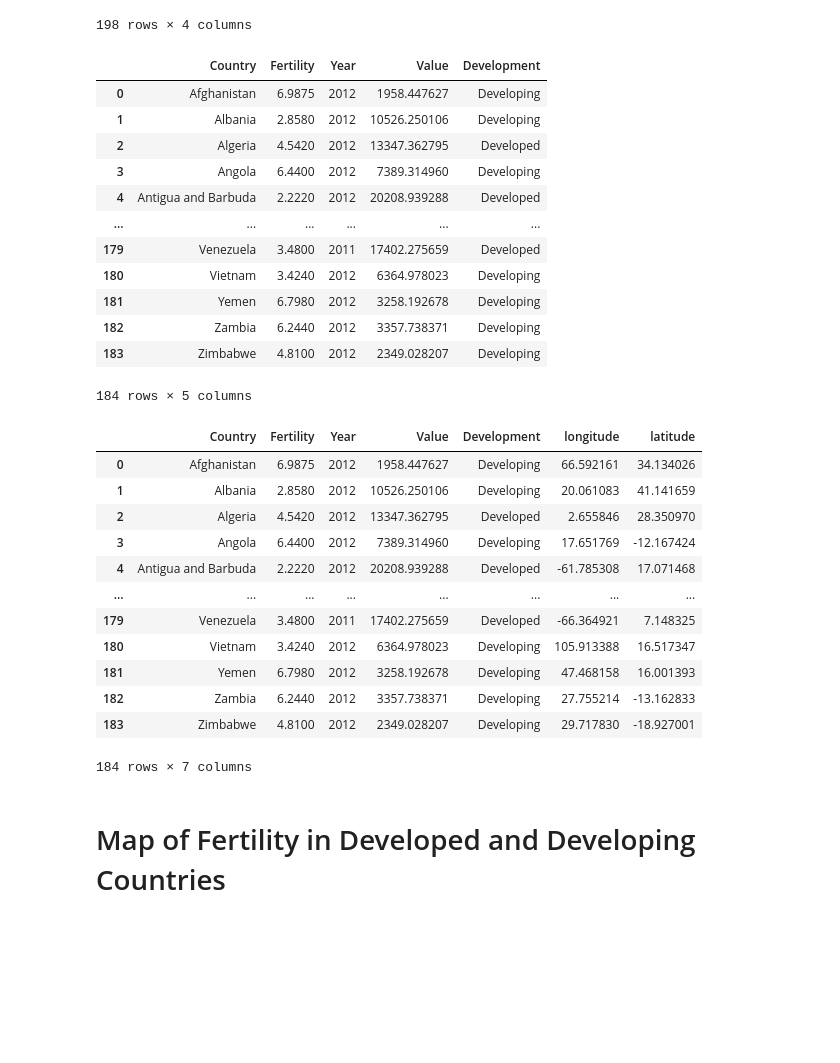
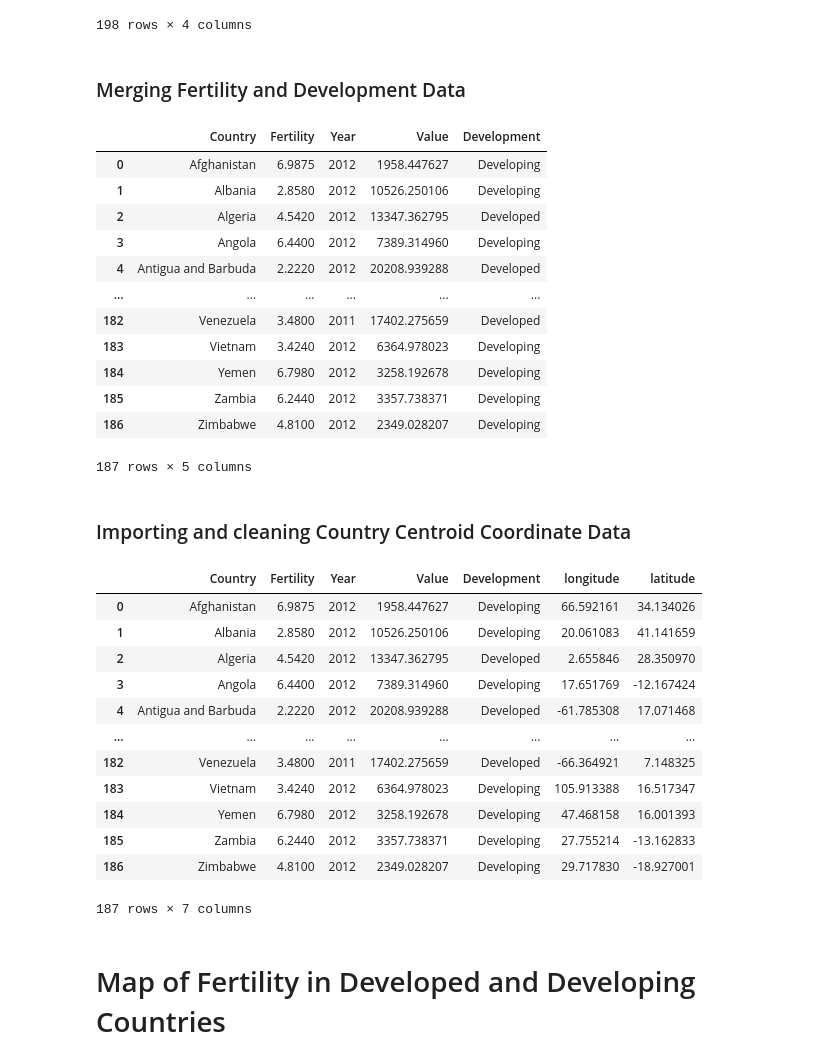
Before and after one commit to AidanDavid/development_vs_fertility, a Jupyter notebook: main.ipynb, the cells around one changed output. Saved outputs shown, nothing was run; the diff lists cells and outputs as text; code cells hidden in the pictures; blank space fills up the shorter version.

```diff
--- a/main.ipynb
+++ b/main.ipynb
@@ -9,7 +13,7 @@
 import pandas as pd
 
 # Read in data
-fertility_df = pd.read_excel('data/dev_fertility.xlsx')
+fertility_df = pd.read_excel('data/fertility.xlsx')
 
 # Clean up data
 fertility_df = fertility_df.iloc[1:]
@@ -136,6 +142,8 @@ gdp_pc_df
 | 196 | Djibouti | 2013 | 3730.366512 | Developing |
 | 197 | Somalia | 2013 | 824.816133 | Developing |
 198 rows × 4 columns
+# %% [markdown]
+### Merging Fertility and Development Data
 # %%
 # Get average fertility in each country
 fertility_df['Total fertility'] = pd.to_numeric(fertility_df['Total fertility'], errors='coerce')
@@ -152,39 +160,44 @@ avg_fertility_df['Country'] = avg_fertility_df['Country'].replace('Russian Feder
 avg_fertility_df['Country'] = avg_fertility_df['Country'].replace('Swaziland', 'Eswatini')
 avg_fertility_df['Country'] = avg_fertility_df['Country'].replace('Republic of Korea', 'South Korea')
 avg_fertility_df['Country'] = avg_fertility_df['Country'].replace('United Republic of Tanzania', 'Tanzania')
 avg_fertility_df['Country'] = avg_fertility_df['Country'].replace('United States of America', 'United States')
 avg_fertility_df['Country'] = avg_fertility_df['Country'].replace('Venezuela (Bolivarian Republic of)', 'Venezuela')
 avg_fertility_df['Country'] = avg_fertility_df['Country'].replace('Viet Nam', 'Vietnam')
 gdp_pc_df['Country'] = gdp_pc_df['Country'].replace('The Bahamas', 'Bahamas')
 gdp_pc_df['Country'] = gdp_pc_df['Country'].replace('CÃ´te d\'Ivoire', 'Côte d\'Ivoire')
 gdp_pc_df['Country'] = gdp_pc_df['Country'].replace('Dem. Rep. Congo', 'Congo DRC')
 gdp_pc_df['Country'] = gdp_pc_df['Country'].replace('The Gambia', 'Gambia')
 gdp_pc_df['Country'] = gdp_pc_df['Country'].replace('Kyrgyz Republic', 'Kyrgyzstan')
 gdp_pc_df['Country'] = gdp_pc_df['Country'].replace('Lao PDR', 'Laos')
+gdp_pc_df['Country'] = gdp_pc_df['Country'].replace('St. Kitts and Nevis', 'Saint Kitts and Nevis')
+gdp_pc_df['Country'] = gdp_pc_df['Country'].replace('St. Lucia', 'Saint Lucia')
+gdp_pc_df['Country'] = gdp_pc_df['Country'].replace('St. Vincent and the Grenadines', 'Saint Vincent and the Grenadines')
 gdp_pc_df['Country'] = gdp_pc_df['Country'].replace('Slovak Republic', 'Slovakia')
 gdp_pc_df['Country'] = gdp_pc_df['Country'].replace('Korea', 'South Korea')
 gdp_pc_df['Country'] = gdp_pc_df['Country'].replace('TÃ¼rkiye', 'Turkey')
 gdp_pc_df['Country'] = gdp_pc_df['Country'].replace('Viet Nam', 'Vietnam')
 
 # Merge with GDP
 gdp_fertility_df = pd.merge(avg_fertility_df, gdp_pc_df, on="Country", how="inner")
 gdp_fertility_df.rename(columns={'Total fertility': 'Fertility'}, inplace=True)
 
 gdp_fertility_df
 # %% [output]
 |  | Country | Fertility | Year | Value | Development |
 | 0 | Afghanistan | 6.9875 | 2012 | 1958.447627 | Developing |
 | 1 | Albania | 2.8580 | 2012 | 10526.250106 | Developing |
 | 2 | Algeria | 4.5420 | 2012 | 13347.362795 | Developed |
 | 3 | Angola | 6.4400 | 2012 | 7389.314960 | Developing |
 | 4 | Antigua and Barbuda | 2.2220 | 2012 | 20208.939288 | Developed |
 | ... | ... | ... | ... | ... | ... |
-| 179 | Venezuela | 3.4800 | 2011 | 17402.275659 | Developed |
-| 180 | Vietnam | 3.4240 | 2012 | 6364.978023 | Developing |
-| 181 | Yemen | 6.7980 | 2012 | 3258.192678 | Developing |
-| 182 | Zambia | 6.2440 | 2012 | 3357.738371 | Developing |
-| 183 | Zimbabwe | 4.8100 | 2012 | 2349.028207 | Developing |
+| 182 | Venezuela | 3.4800 | 2011 | 17402.275659 | Developed |
+| 183 | Vietnam | 3.4240 | 2012 | 6364.978023 | Developing |
+| 184 | Yemen | 6.7980 | 2012 | 3258.192678 | Developing |
+| 185 | Zambia | 6.2440 | 2012 | 3357.738371 | Developing |
+| 186 | Zimbabwe | 4.8100 | 2012 | 2349.028207 | Developing |
-184 rows × 5 columns
+187 rows × 5 columns
+# %% [markdown]
+### Importing and cleaning Country Centroid Coordinate Data
 # %%
 import pandas as pd
 
@@ -215,12 +228,12 @@ gdp_fertility_df
 | 3 | Angola | 6.4400 | 2012 | 7389.314960 | Developing | 17.651769 | -12.167424 |
 | 4 | Antigua and Barbuda | 2.2220 | 2012 | 20208.939288 | Developed | -61.785308 | 17.071468 |
 | ... | ... | ... | ... | ... | ... | ... | ... |
-| 179 | Venezuela | 3.4800 | 2011 | 17402.275659 | Developed | -66.364921 | 7.148325 |
-| 180 | Vietnam | 3.4240 | 2012 | 6364.978023 | Developing | 105.913388 | 16.517347 |
-| 181 | Yemen | 6.7980 | 2012 | 3258.192678 | Developing | 47.468158 | 16.001393 |
-| 182 | Zambia | 6.2440 | 2012 | 3357.738371 | Developing | 27.755214 | -13.162833 |
-| 183 | Zimbabwe | 4.8100 | 2012 | 2349.028207 | Developing | 29.717830 | -18.927001 |
+| 182 | Venezuela | 3.4800 | 2011 | 17402.275659 | Developed | -66.364921 | 7.148325 |
+| 183 | Vietnam | 3.4240 | 2012 | 6364.978023 | Developing | 105.913388 | 16.517347 |
+| 184 | Yemen | 6.7980 | 2012 | 3258.192678 | Developing | 47.468158 | 16.001393 |
+| 185 | Zambia | 6.2440 | 2012 | 3357.738371 | Developing | 27.755214 | -13.162833 |
+| 186 | Zimbabwe | 4.8100 | 2012 | 2349.028207 | Developing | 29.717830 | -18.927001 |
-184 rows × 7 columns
+187 rows × 7 columns
 # %% [markdown]
 # Map of Fertility in Developed and Developing Countries
 # %%
```
Also changed, not shown: parts of 4 cells of this notebook, 2 other files.
